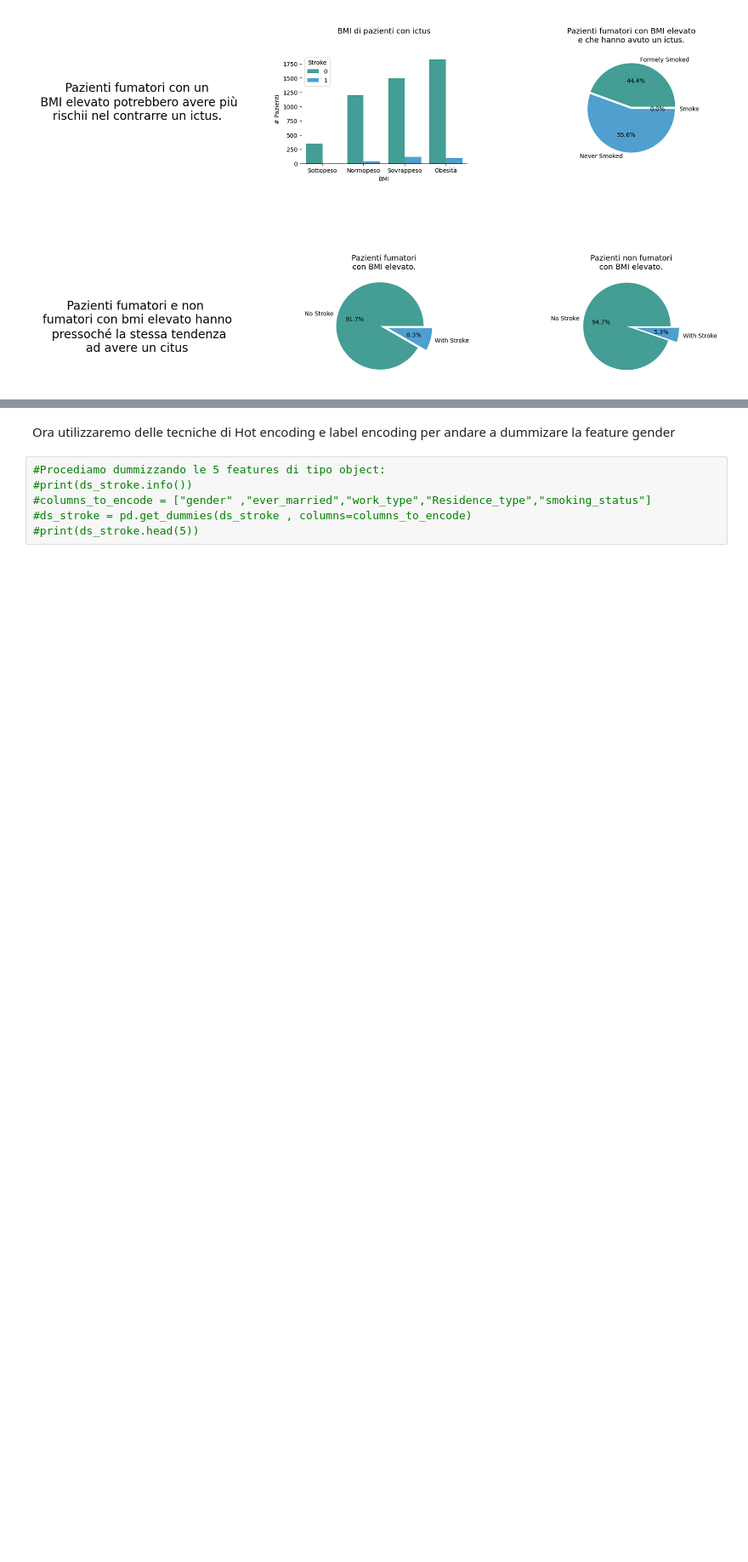
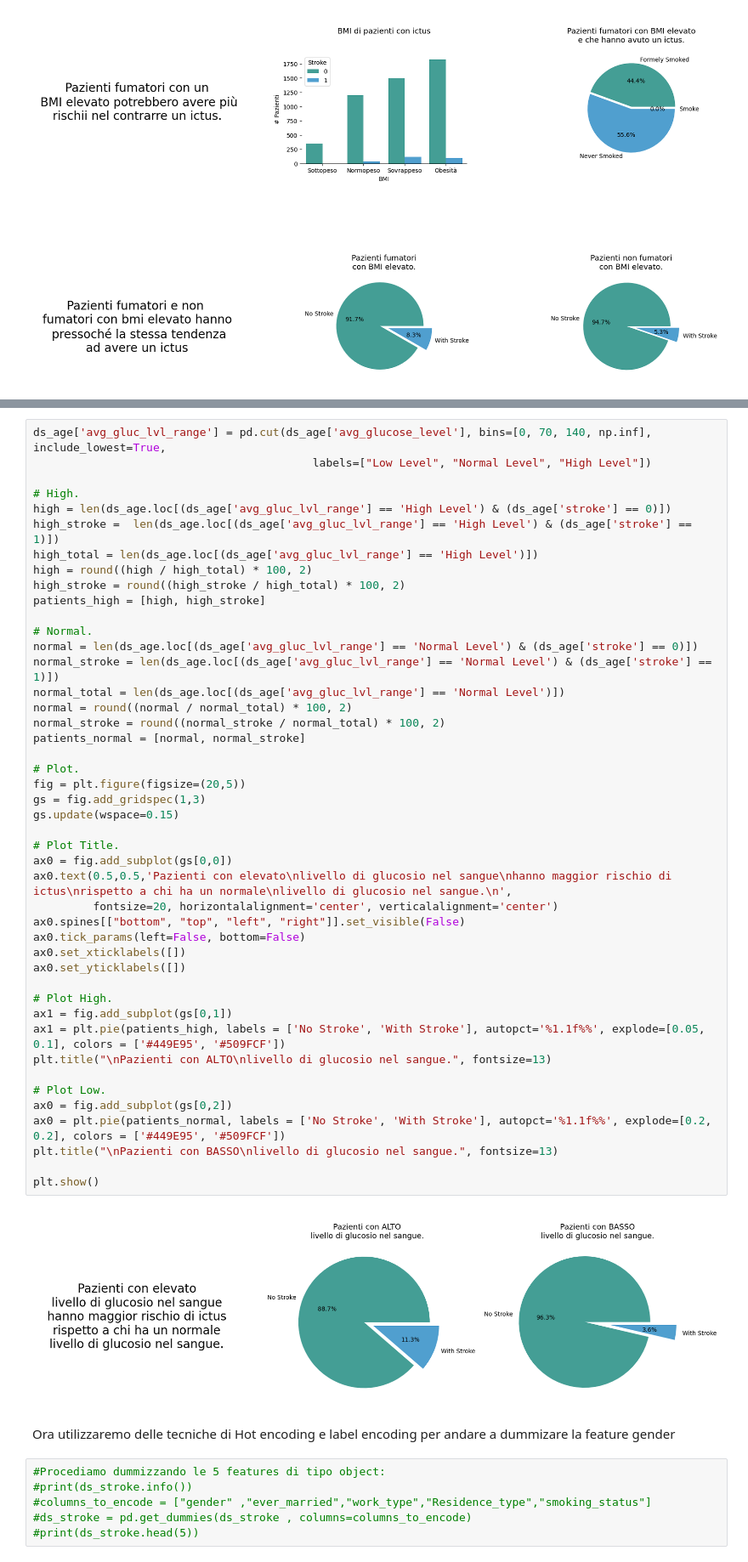
Before and after one commit to Daniele-00/Progetto-MachineLearning, a Jupyter notebook: ProgettoStroke/progettoML.ipynb, the cells around one changed output, grey strips where cells are left out. Shown at 85% size. Saved outputs shown, nothing was run; the diff lists cells and outputs as text; blank space fills up the shorter version.

```diff
--- a/ProgettoStroke/progettoML.ipynb
+++ b/ProgettoStroke/progettoML.ipynb
@@ -382,3 +429,50 @@ In questo caso possiamo vedere come in realtà la percentuale di pazienti con ic
+# %%
+ds_age['avg_gluc_lvl_range'] = pd.cut(ds_age['avg_glucose_level'], bins=[0, 70, 140, np.inf], include_lowest=True,
+                                          labels=["Low Level", "Normal Level", "High Level"])
+
+# High.
+high = len(ds_age.loc[(ds_age['avg_gluc_lvl_range'] == 'High Level') & (ds_age['stroke'] == 0)])
+high_stroke =  len(ds_age.loc[(ds_age['avg_gluc_lvl_range'] == 'High Level') & (ds_age['stroke'] == 1)])
+high_total = len(ds_age.loc[(ds_age['avg_gluc_lvl_range'] == 'High Level')])
+high = round((high / high_total) * 100, 2)
+high_stroke = round((high_stroke / high_total) * 100, 2)
+patients_high = [high, high_stroke]
+
+# Normal.
+normal = len(ds_age.loc[(ds_age['avg_gluc_lvl_range'] == 'Normal Level') & (ds_age['stroke'] == 0)])
+normal_stroke = len(ds_age.loc[(ds_age['avg_gluc_lvl_range'] == 'Normal Level') & (ds_age['stroke'] == 1)])
+normal_total = len(ds_age.loc[(ds_age['avg_gluc_lvl_range'] == 'Normal Level')])
+normal = round((normal / normal_total) * 100, 2)
+normal_stroke = round((normal_stroke / normal_total) * 100, 2)
+patients_normal = [normal, normal_stroke]
+
+# Plot.
+fig = plt.figure(figsize=(20,5))
+gs = fig.add_gridspec(1,3)
+gs.update(wspace=0.15)
+
+# Plot Title.
+ax0 = fig.add_subplot(gs[0,0])
+ax0.text(0.5,0.5,'Pazienti con elevato\nlivello di glucosio nel sangue\nhanno maggior rischio di ictus\nrispetto a chi ha un normale\nlivello di glucosio nel sangue.\n',
+         fontsize=20, horizontalalignment='center', verticalalignment='center')
+ax0.spines[["bottom", "top", "left", "right"]].set_visible(False)
+ax0.tick_params(left=False, bottom=False)
+ax0.set_xticklabels([])
+ax0.set_yticklabels([])
+
+# Plot High.
+ax1 = fig.add_subplot(gs[0,1])
+ax1 = plt.pie(patients_high, labels = ['No Stroke', 'With Stroke'], autopct='%1.1f%%', explode=[0.05, 0.1], colors = ['#449E95', '#509FCF'])
+plt.title("\nPazienti con ALTO\nlivello di glucosio nel sangue.", fontsize=13)
+
+# Plot Low.
+ax0 = fig.add_subplot(gs[0,2])
+ax0 = plt.pie(patients_normal, labels = ['No Stroke', 'With Stroke'], autopct='%1.1f%%', explode=[0.2, 0.2], colors = ['#449E95', '#509FCF'])
+plt.title("\nPazienti con BASSO\nlivello di glucosio nel sangue.", fontsize=13)
+
+plt.show()
+# %% [output]
+[figure, added]
 # %% [markdown]
 Ora utilizzaremo delle tecniche di Hot encoding e label encoding per andare a dummizare la feature gender
 # %%
```
Also changed, not shown: parts of 16 cells of this notebook.
